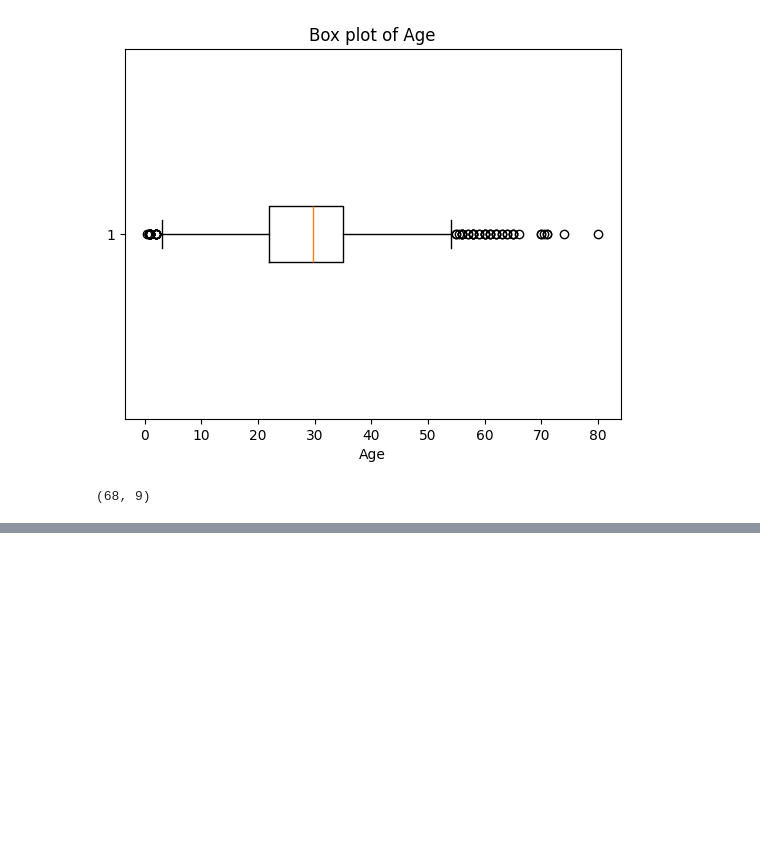
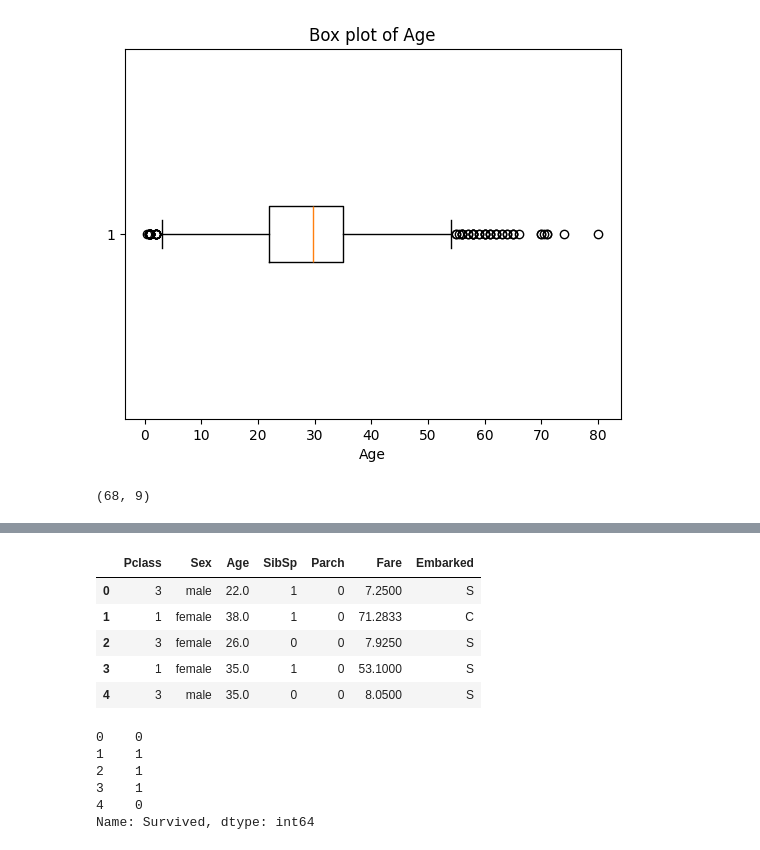
Before and after one commit to chandralegend/uom-2025-ai-sessions, a Jupyter notebook: session-2/machine-learning-0/dataprocessing.ipynb, the cells around one changed output, grey strips where cells are left out. Cells and saved outputs as stored; diff of their text form; code cells hidden in the pictures; blank space fills up the shorter version.

```diff
--- a/session-2/machine-learning-0/dataprocessing.ipynb
+++ b/session-2/machine-learning-0/dataprocessing.ipynb
@@ -179,3 +179,5 @@ outliers = df_processed[(df_processed['Age'] < lower_bound) | (df_processed['Age
 outliers.shape
 # %% [output]
 (68, 9)
+# %%
+df_processed = df_processed[(df_processed['Age'] >= lower_bound) & (df_processed['Age'] <= upper_bound)]
@@ -195,0 +222,8 @@ dtype: int64
+# %%
+mean_age = df_processed['Age'].mean()
+std_age = df_processed['Age'].std()
+
+lower_bound = mean_age - 2 * std_age
+upper_bound = mean_age + 2 * std_age
+
+print(f"Lower Bound: {lower_bound}, Upper Bound: {upper_bound}")
@@ -195,0 +232,3 @@ dtype: int64
+# %%
+df_processed = df_processed[(df_processed['Age'] >= lower_bound) & (df_processed['Age'] <= upper_bound)]
+df_processed.info()
@@ -195,0 +252,21 @@ dtype: int64
+# %%
+X = df_processed[['Pclass', 'Sex', 'Age', 'SibSp', 'Parch', 'Fare', 'Embarked']]
+y = df_processed['Survived']
+# %%
+X.head()
+# %% [output]
+|  | Pclass | Sex | Age | SibSp | Parch | Fare | Embarked |
+| 0 | 3 | male | 22.0 | 1 | 0 | 7.2500 | S |
+| 1 | 1 | female | 38.0 | 1 | 0 | 71.2833 | C |
+| 2 | 3 | female | 26.0 | 0 | 0 | 7.9250 | S |
+| 3 | 1 | female | 35.0 | 1 | 0 | 53.1000 | S |
+| 4 | 3 | male | 35.0 | 0 | 0 | 8.0500 | S |
+# %%
+y.head()
+# %% [output]
+0    0
+1    1
+2    1
+3    1
+4    0
+Name: Survived, dtype: int64
```
Also changed, not shown: parts of 7 cells of this notebook, 4 other files.
